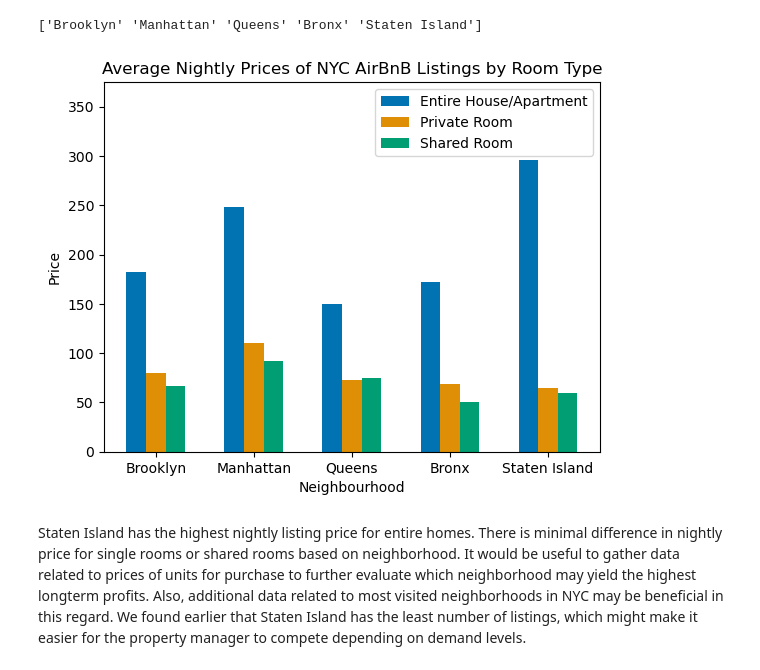
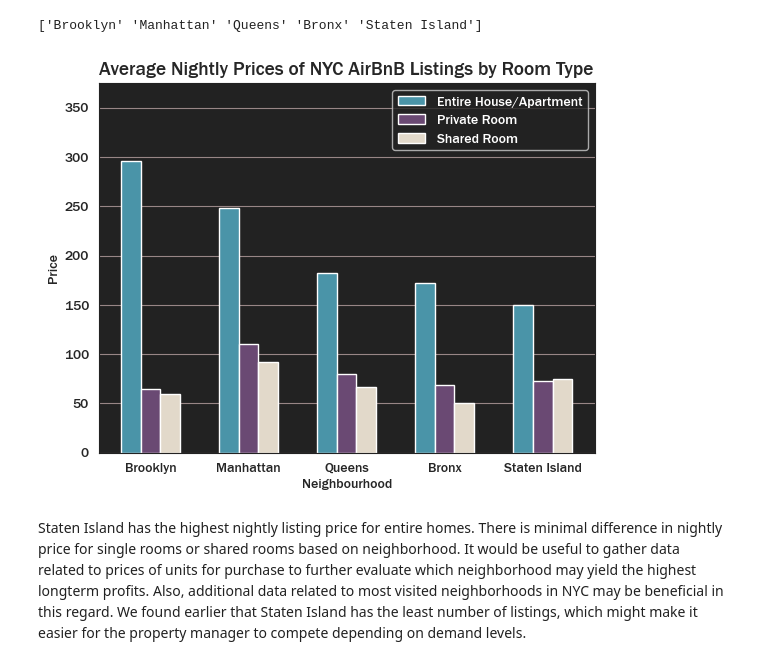
Before and after one commit to ksm5k/NYC-AirBnB-Analysis, a Jupyter notebook: NYC AirBnB Analysis.ipynb, the cells around one changed output. Cells and saved outputs as stored; diff of their text form; code cells hidden in the pictures.

```diff
--- a/NYC AirBnB Analysis.ipynb
+++ b/NYC AirBnB Analysis.ipynb
@@ -210,17 +231,20 @@ Then we create another bar chart using Matplotlib.
 # creating the dataset
 data = {'Bronx': count_Bronx_listings, 'Brooklyn': count_Brooklyn_listings, 'Manhattan': count_Manhattan_listings, 'Queens': count_Queens_listings,
         'Staten Island': count_Staten_Island_listings}
+data = dict(sorted(data.items(), key=lambda item: item[1]))
 neighborhoods = list(data.keys())
 listing_counts = list(data.values())
 
 fig = plt.figure(figsize = (10, 5))
 
 # creating the bar plot
-plt.bar(neighborhoods, listing_counts, color=sns.color_palette("colorblind"),
-        width = 0.4)
+sns.set_style("dark", {"grid.color": "#988686", "axes.grid": True, "axes.facecolor": "#222222", "axes.edgecolor":"#222222", "font.family":"Franklin Gothic Medium"})
 
-plt.xlabel("Neighbourhood")
-plt.ylabel("Count")
+# creating the bar plot
+plt.barh(neighborhoods, listing_counts, color = "#4A94A8")
+
+plt.ylabel("Neighbourhood")
+plt.xlabel("Count")
 plt.title("Number of AirBnB Listings in NYC Boroughs")
 plt.show()
 # %% [output]
@@ -252,17 +273,20 @@ avg_Queens_price = df.loc[df['Room Type'] == 'Shared room', 'Price'].mean()
 # %%
 # creating the dataset
 data = {'Entire home/apt': avg_entire_price, 'Private room': avg_Brooklyn_price, 'Shared room': avg_Manhattan_price}
+data = dict(sorted(data.items(), key=lambda item: item[1]))
 room_type = list(data.keys())
 avg_prices = list(data.values())
+
+# creating the bar plot
+sns.set_style("dark", {"grid.color": "#988686", "axes.grid": True, "axes.facecolor": "#222222", "axes.edgecolor":"#222222", "font.family":"Franklin Gothic Medium"})
 
 fig = plt.figure(figsize = (10, 5))
 
 # creating the bar plot
-plt.bar(room_type, avg_prices, color=sns.color_palette("colorblind"),
-        width = 0.4)
+plt.barh(room_type, avg_prices, color = "#4A94A8")
 
-plt.xlabel("Room Type")
-plt.ylabel("Price")
+plt.xlabel("Price")
+plt.ylabel("Room Type")
 plt.title("Average AirBnB Listing Prices by Room Type")
 plt.show()
 # %% [output]
@@ -331,27 +355,29 @@ print(neighbourhoods)
 # %% [output]
 ['Brooklyn' 'Manhattan' 'Queens' 'Bronx' 'Staten Island']
 # %%
-entire_avgs = [df_brooklyn_entire_price_avg, df_manhattan_entire_price_avg, df_queens_entire_price_avg, df_bronx_entire_price_avg, df_staten_entire_price_avg]
-private_avgs = [df_brooklyn_private_price_avg, df_manhattan_private_price_avg, df_queens_private_price_avg, df_bronx_private_price_avg, df_staten_private_price_avg]
-shared_avgs = [df_brooklyn_shared_price_avg, df_manhattan_shared_price_avg, df_queens_shared_price_avg, df_bronx_shared_price_avg, df_staten_shared_price_avg]
+entire_avgs = [df_staten_entire_price_avg, df_manhattan_entire_price_avg, df_brooklyn_entire_price_avg, df_bronx_entire_price_avg, df_queens_entire_price_avg]
+private_avgs = [df_staten_private_price_avg, df_manhattan_private_price_avg, df_brooklyn_private_price_avg, df_bronx_private_price_avg, df_queens_private_price_avg]
+shared_avgs = [df_staten_shared_price_avg, df_manhattan_shared_price_avg, df_brooklyn_shared_price_avg, df_bronx_shared_price_avg, df_queens_shared_price_avg]
 
 X_axis = np.arange(len(neighbourhoods))
 
-sns.set_palette('colorblind')
+# creating the bar plot
+sns.set_style("dark", {"grid.color": "#988686", "axes.grid": True, "axes.facecolor": "#222222", "axes.edgecolor":"#222222", "font.family":"Franklin Gothic Medium"})
 
-plt.bar(X_axis - 0.2, entire_avgs, 0.2, label = 'Entire House/Apartment')
-plt.bar(X_axis, private_avgs, 0.2, label = 'Private Room')
-plt.bar(X_axis + 0.2, shared_avgs, 0.2, label = 'Shared Room')
+plt.bar(X_axis - 0.2, entire_avgs, 0.2, label = 'Entire House/Apartment', color = "#4A94A8")
+plt.bar(X_axis, private_avgs, 0.2, label = 'Private Room', color = "#6A4973")
+plt.bar(X_axis + 0.2, shared_avgs, 0.2, label = 'Shared Room', color = "#E2D9CA")
 
+plt.grid(axis="x")
 plt.xticks(X_axis, neighbourhoods)
 plt.xlabel("Neighbourhood")
 plt.ylabel("Price")
 plt.ylim(0, 375)
-plt.title("Average Nightly Prices of NYC AirBnB Listings by Room Type")
-plt.legend(loc='upper right')
+plt.title("Average Nightly Prices of NYC AirBnB Listings by Room Type", fontsize=14)
+plt.legend(loc='upper right', labelcolor = 'white')
 plt.show()
 # %% [output]
-[figure, old version]
+[figure, new version]
 # %% [markdown]
 Staten Island has the highest nightly listing price for entire homes. There is minimal difference in nightly price for single rooms or shared rooms based on neighborhood. It would be useful to gather data related to prices of units for purchase to further evaluate which neighborhood may yield the highest longterm profits. Also, additional data related to most visited neighborhoods in NYC may be beneficial in this regard. We found earlier that Staten Island has the least number of listings, which might make it easier for the property manager to compete depending on demand levels.
 # %% [markdown]
```
Also changed, not shown: parts of 7 cells of this notebook.
